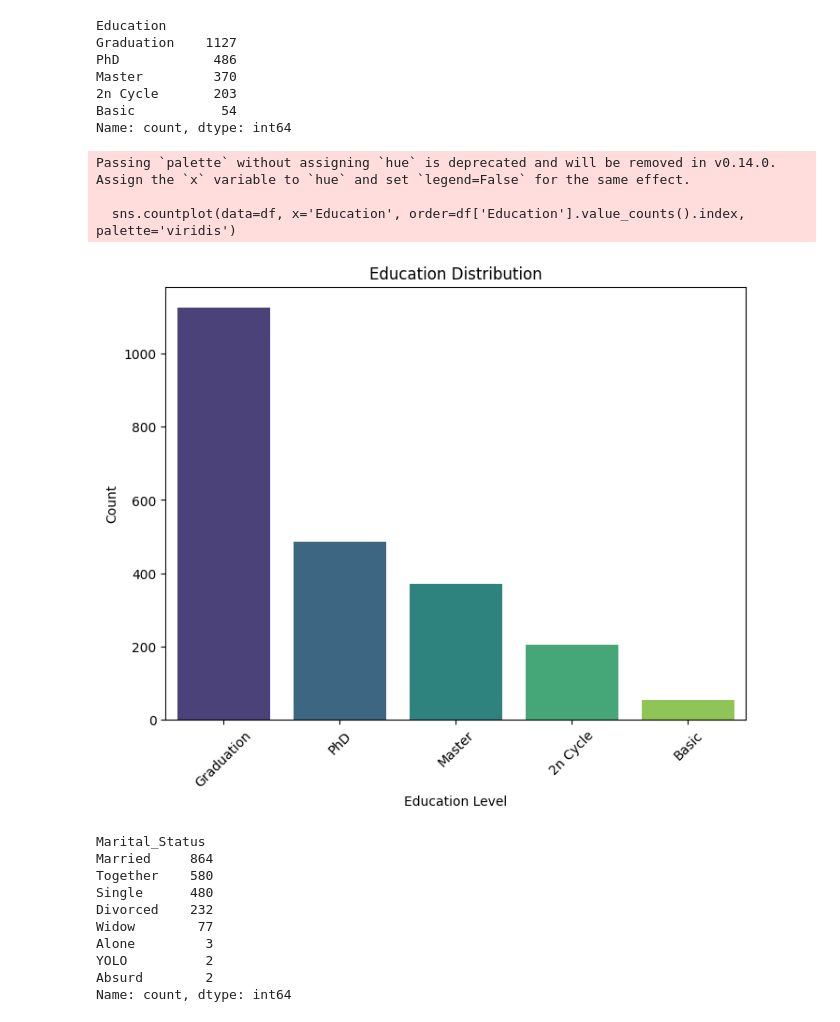
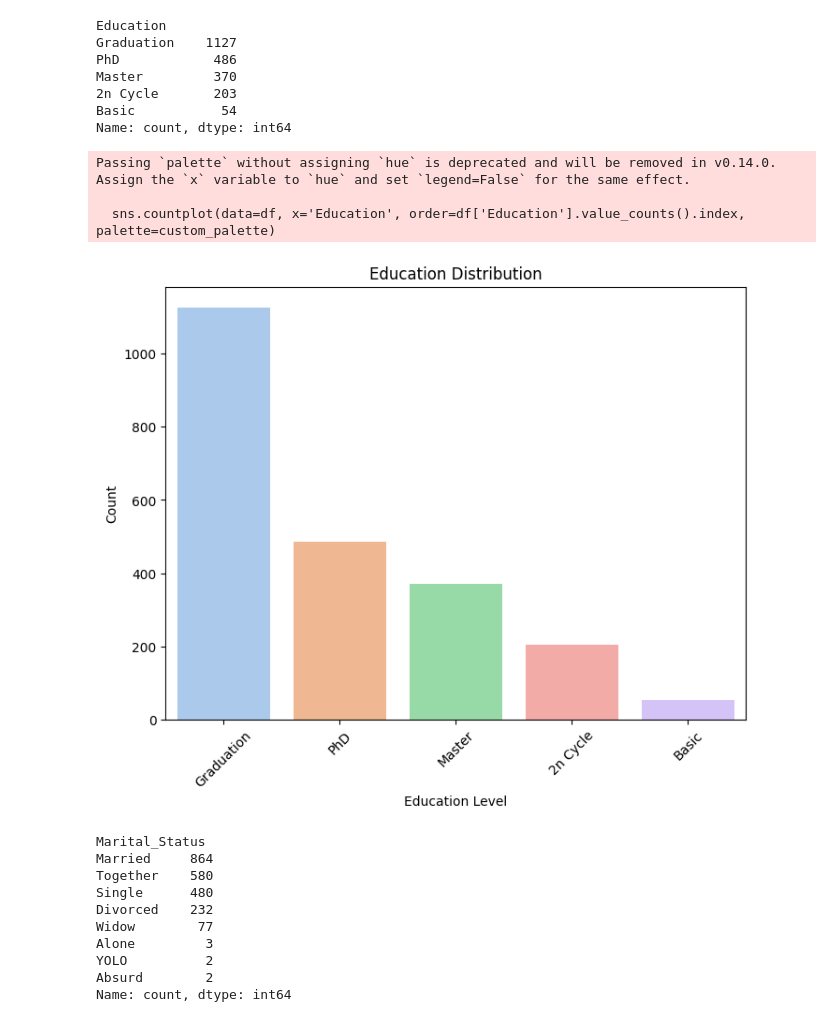
Before and after one commit to KapilMusle/Customer-Purchase-Behavior-Analysis, a Jupyter notebook: Applied Statistics Project.ipynb, the cells around one changed output. Drawn from its saved outputs; the diff is of its cells as text; code cells hidden in the pictures.

```diff
--- a/Applied Statistics Project.ipynb
+++ b/Applied Statistics Project.ipynb
@@ -66,6 +68,6 @@ Mounted at /content/drive
 # %%
 # Load the dataset from an CSV file
-df = pd.read_csv("/content/drive/MyDrive/Project/Applied Stats/Superstore Marketing Data.xlsx - Sheet1.csv")
+df =pd.read_csv("/content/drive/MyDrive/Project/Mod 5 (Applied Stats)/Superstore Marketing Data.xlsx - Sheet1.csv")
 df
 # %% [output]
 |  | Id | Year_Birth | Education | Marital_Status | Income | Kidhome | Teenhome | Dt_Customer | Recency | ... |
@@ -228,18 +230,23 @@ Basic           54
 Name: count, dtype: int64
 # %%
 #visualisation
+
+# Use the "pastel" color palette for the countplot
+custom_palette = sns.color_palette("pastel", len(df['Education'].value_counts()))
+
+# Create the countplot with the "pastel" color palette
 plt.figure(figsize=(8, 6))
-sns.countplot(data=df, x='Education', order=df['Education'].value_counts().index, palette='viridis')
-plt.title('Education Distribution')
-plt.xlabel('Education Level')
-plt.ylabel('Count')
+sns.countplot(data=df, x='Education', order=df['Education'].value_counts().index, palette=custom_palette)
+plt.title('Education Distribution', fontsize=12)
+plt.xlabel('Education Level', fontsize=10)
+plt.ylabel('Count', fontsize=10)
 plt.xticks(rotation=45)
 plt.show()
 # %% [output]
 Passing `palette` without assigning `hue` is deprecated and will be removed in v0.14.0. Assign the `x` variable to `hue` and set `legend=False` for the same effect.
 
-  sns.countplot(data=df, x='Education', order=df['Education'].value_counts().index, palette='viridis')
+  sns.countplot(data=df, x='Education', order=df['Education'].value_counts().index, palette=custom_palette)
-[figure, old version]
+[figure, new version]
 # %%
 df['Marital_Status'].value_counts()
 # %% [output]
```
Also changed, not shown: parts of 15 cells of this notebook.
